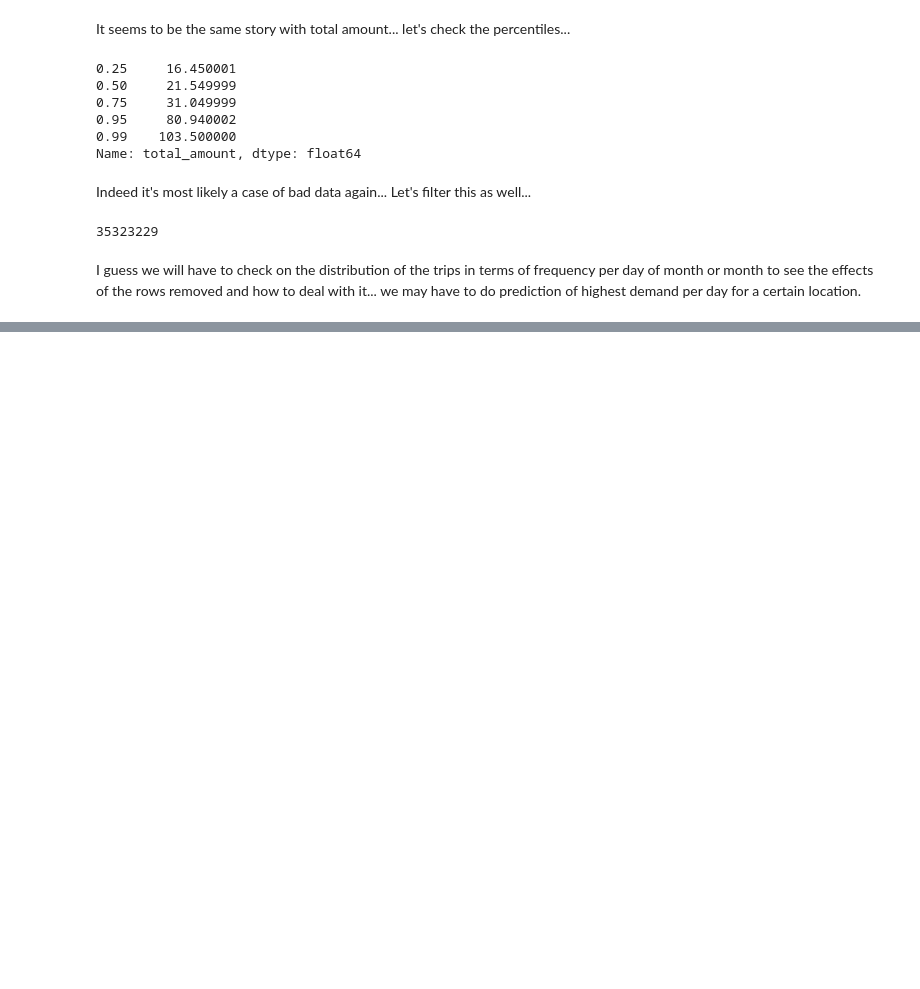
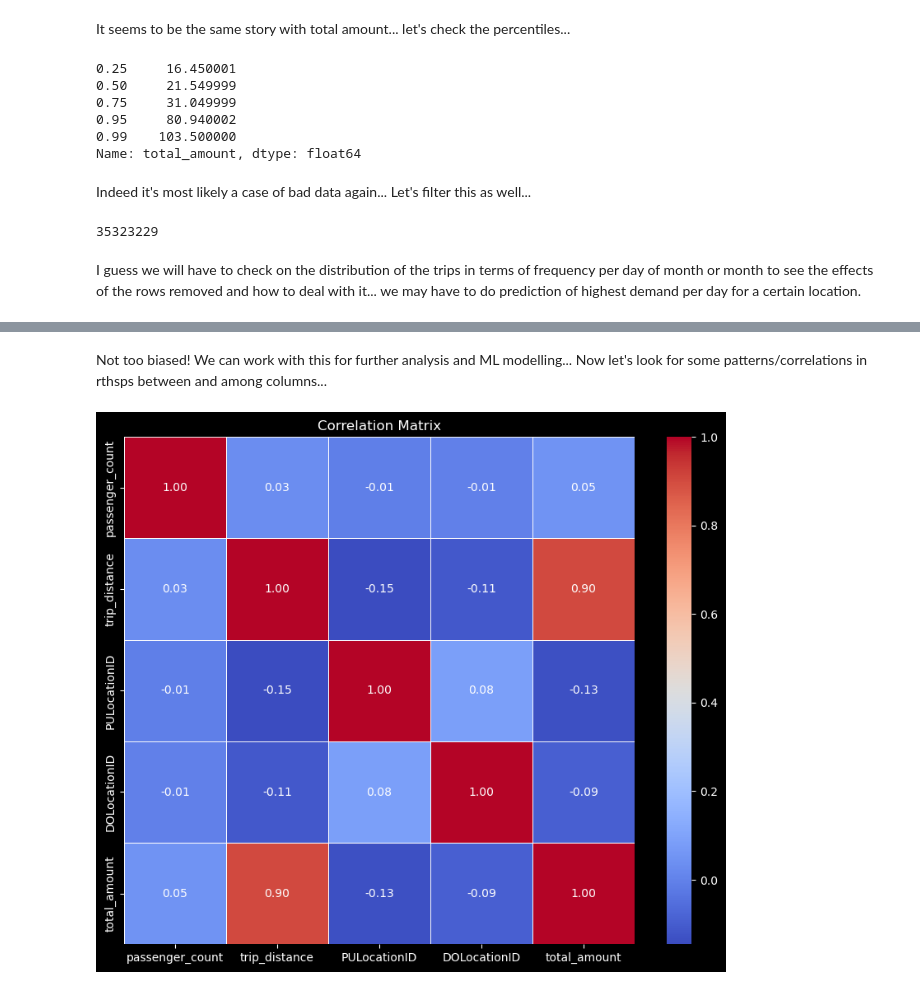
Before and after one commit to delightaheebwa/nyc-demand, a Jupyter notebook: notebooks/analysis.ipynb, the cells around one changed output, grey strips where cells are left out. Drawn from its saved outputs; the diff is of its cells as text; code cells hidden in the pictures; blank space fills up the shorter version.

Commit message:
initial relationship analysis

```diff
--- a/notebooks/analysis.ipynb
+++ b/notebooks/analysis.ipynb
@@ -125,0 +155,14 @@ I guess we will have to check on the distribution of the trips in terms of frequ
+# %% [markdown]
+Not too biased! We can work with this for further analysis and ML modelling...  Now let's look for some patterns/correlations in rthsps between and among columns...
+# %%
+numeric_df = cleaned_lf.select(cs.numeric()).collect(engine="streaming")
+correlation_matrix = numeric_df.corr()
+
+# Create a heatmap to visualize the correlation matrix
+plt.figure(figsize=(10, 8))
+sns.heatmap(correlation_matrix.to_pandas(), annot=True, cmap='coolwarm', fmt=".2f", linewidths=0.5, xticklabels=correlation_matrix.columns,
+            yticklabels=correlation_matrix.columns)
+plt.title('Correlation Matrix')
+plt.show()
+# %% [output]
+[figure, added]
```
Also changed, not shown: parts of 10 cells of this notebook.
